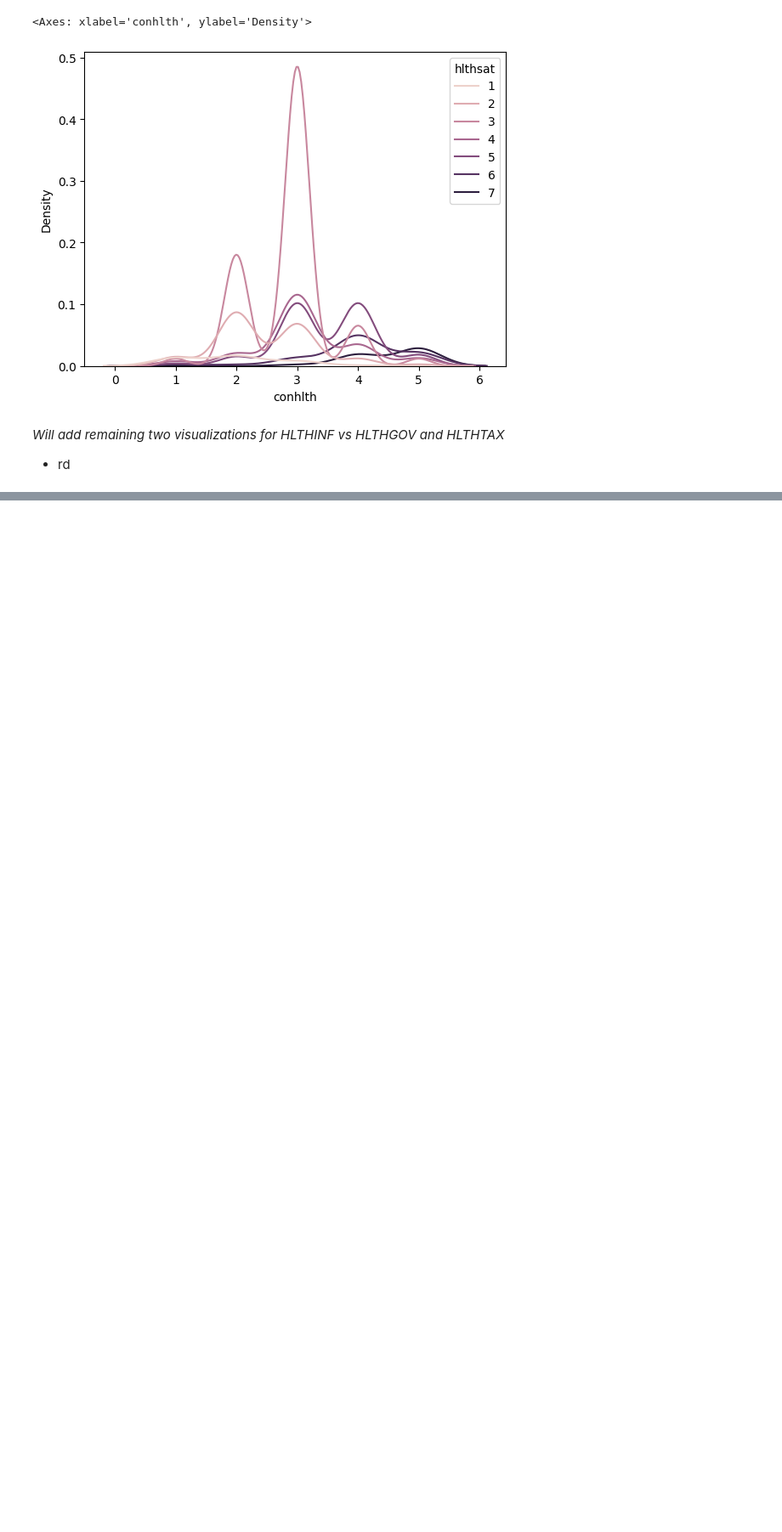
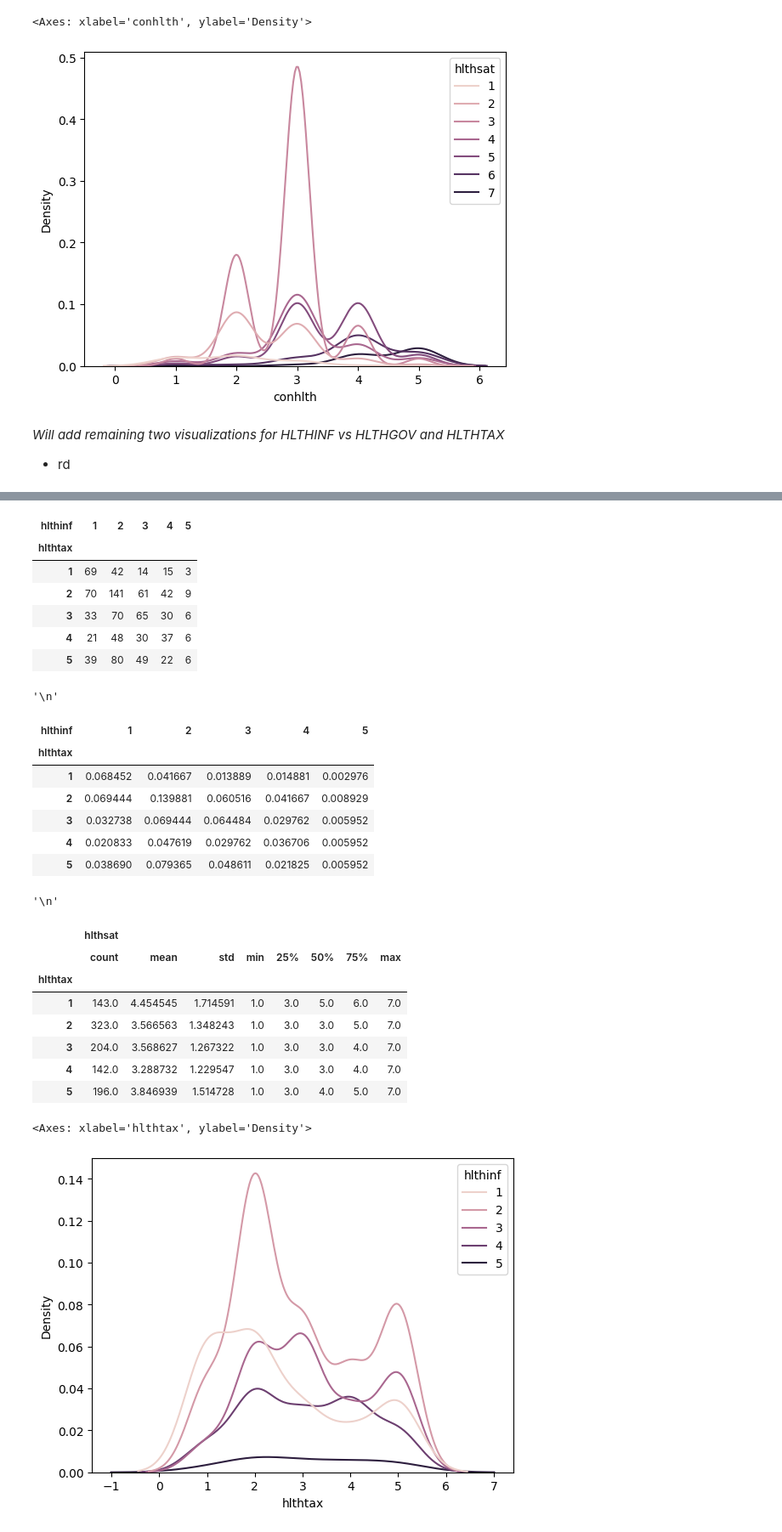
Before and after one commit to ryandinnh/project_gss, a Jupyter notebook: outline of gss project.ipynb, the cells around one changed output, grey strips where cells are left out. Shown: that part at 85% size. Cells and saved outputs as stored; diff of their text form; code cells hidden in the pictures; blank space fills up the shorter version.

```diff
--- a/outline of gss project.ipynb
+++ b/outline of gss project.ipynb
@@ -530,0 +567,32 @@ sns.kdeplot(data=total_df, x='conhlth', hue='hlthsat')
+# %%
+display(pd.crosstab(total_df['hlthtax'], total_df['hlthinf']), '\n')
+display(pd.crosstab(total_df['hlthtax'], total_df['hlthinf'], normalize='all'), '\n')
+display(total_df.loc[:,['hlthtax', 'hlthsat']].groupby('hlthtax').describe())
+sns.kdeplot(data=total_df, x='hlthtax', hue='hlthinf')
+# %% [output]
+| hlthinf | 1 | 2 | 3 | 4 | 5 |
+| hlthtax |  |  |  |  |  |
+| 1 | 69 | 42 | 14 | 15 | 3 |
+| 2 | 70 | 141 | 61 | 42 | 9 |
+| 3 | 33 | 70 | 65 | 30 | 6 |
+| 4 | 21 | 48 | 30 | 37 | 6 |
+| 5 | 39 | 80 | 49 | 22 | 6 |
+'\n'
+| hlthinf | 1 | 2 | 3 | 4 | 5 |
+| hlthtax |  |  |  |  |  |
+| 1 | 0.068452 | 0.041667 | 0.013889 | 0.014881 | 0.002976 |
+| 2 | 0.069444 | 0.139881 | 0.060516 | 0.041667 | 0.008929 |
+| 3 | 0.032738 | 0.069444 | 0.064484 | 0.029762 | 0.005952 |
+| 4 | 0.020833 | 0.047619 | 0.029762 | 0.036706 | 0.005952 |
+| 5 | 0.038690 | 0.079365 | 0.048611 | 0.021825 | 0.005952 |
+'\n'
+|  | hlthsat |  |  |  |  |  |  |  |
+|  | count | mean | std | min | 25% | 50% | 75% | max |
+| hlthtax |  |  |  |  |  |  |  |  |
+| 1 | 143.0 | 4.454545 | 1.714591 | 1.0 | 3.0 | 5.0 | 6.0 | 7.0 |
+| 2 | 323.0 | 3.566563 | 1.348243 | 1.0 | 3.0 | 3.0 | 5.0 | 7.0 |
+| 3 | 204.0 | 3.568627 | 1.267322 | 1.0 | 3.0 | 3.0 | 4.0 | 7.0 |
+| 4 | 142.0 | 3.288732 | 1.229547 | 1.0 | 3.0 | 3.0 | 4.0 | 7.0 |
+| 5 | 196.0 | 3.846939 | 1.514728 | 1.0 | 3.0 | 4.0 | 5.0 | 7.0 |
+<Axes: xlabel='hlthtax', ylabel='Density'>
+[figure, added]
```
Also changed, not shown: parts of 3 cells of this notebook.
